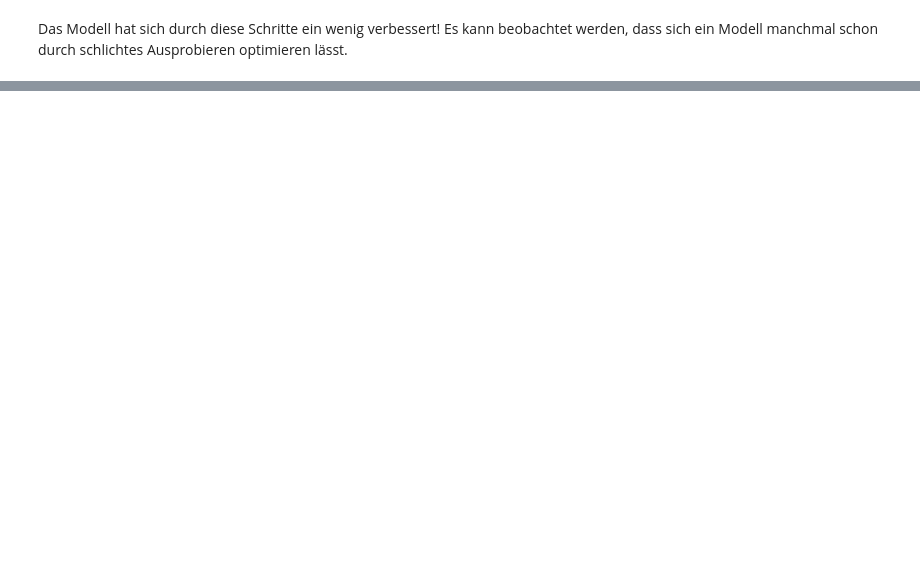
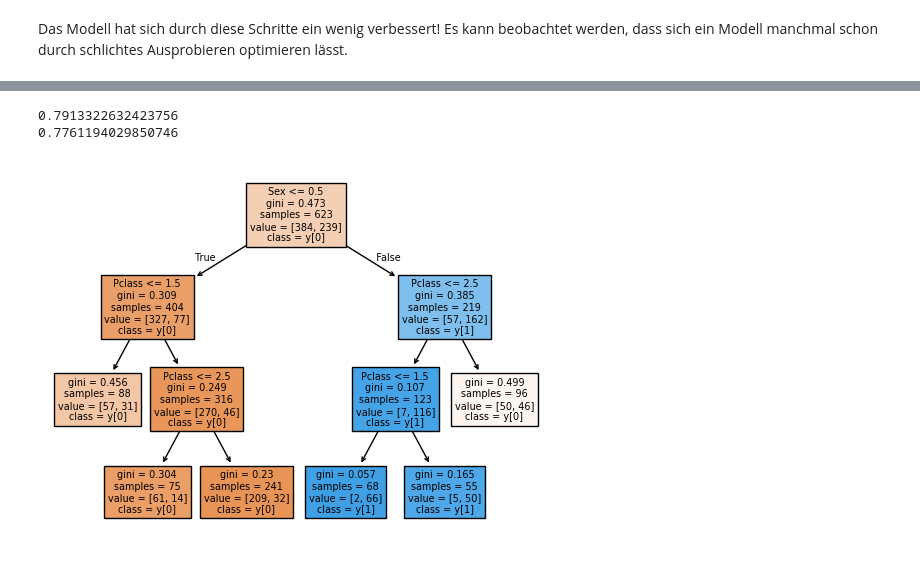
Before and after one commit to Robert35-dll/wikisys_exercise, a Jupyter notebook: 06/Decision Trees.ipynb, the cells around one changed output, grey strips where cells are left out. Saved outputs shown, nothing was run; the diff lists cells and outputs as text; code cells hidden in the pictures; blank space fills up the shorter version.

```diff
--- a/06/Decision Trees.ipynb
+++ b/06/Decision Trees.ipynb
@@ -293,10 +531,28 @@ Nutzen Sie die nachfolgend vorgegebenen Bausteine, um mit der Auswahl der Merkma
 # %%
 # Baustein zum Trennen von Trainingsdaten und Testdaten
-# train_set, test_set = train_test_split(df, test_size=0.3, random_state=0, stratify = df['Survived'])
-# X_train=train_set[[ ]]
-# y_train=train_set[['Survived']]
-# X_train.info()
 
-# X_test=test_set[[ ]]
-# X_test.info()
-# y_test=test_set[['Survived']]
+# Bereite Merkmal 'Embarked' mit vorhandenen Null-Werten vor
+cdf = df.copy()
+cdf['Embarked'] = cdf['Embarked'].fillna('0')
+
+train_set, test_set = train_test_split(cdf, test_size=0.3, random_state=0, stratify=cdf['Survived'])
+
+# Kodiere ein paar kategorische Merkmale um
+ohEnc = preprocessing.OneHotEncoder(sparse_output=False)
+
+ohEnc.fit(pd.DataFrame(cdf["Embarked"]))
+train_set["Embarked"] = ohEnc.transform(pd.DataFrame(train_set["Embarked"]))
+test_set["Embarked"] = ohEnc.transform(pd.DataFrame(test_set["Embarked"]))
+
+ohEnc.fit(pd.DataFrame(cdf["Cabin"]))
+train_set["Cabin"] = ohEnc.transform(pd.DataFrame(train_set["Cabin"]))
+test_set["Cabin"] = ohEnc.transform(pd.DataFrame(test_set["Cabin"]))
+
+# und erstelle die Datensätze
+X_train = train_set[['Sex', 'Pclass']]
+X_train.info()
+y_train = train_set[['Survived']]
+
+X_test = test_set[['Sex', 'Pclass']]
+X_test.info()
+y_test = test_set[['Survived']]
@@ -303,8 +578,14 @@ Nutzen Sie die nachfolgend vorgegebenen Bausteine, um mit der Auswahl der Merkma
 # %%
 # Baustein zum Fitten und Ausgeben des Modells und seiner Güte
-#tree_clf_v2 = DecisionTreeClassifier(max_depth = 3)
-#tree_clf_v2.fit(X_train, y_train)
-#tree.plot_tree(tree_clf_v2, feature_names = X_train.columns, class_names=True, filled=True)
-#print(tree_clf_v2.score(X_train, y_train))
-#print(tree_clf_v2.score(X_test, y_test))
+tree_clf_v2 = DecisionTreeClassifier(max_depth=3)
+tree_clf_v2.fit(X_train, y_train)
+
+tree.plot_tree(tree_clf_v2, feature_names=X_train.columns, class_names=True, filled=True)
+
+print(tree_clf_v2.score(X_train, y_train))
+print(tree_clf_v2.score(X_test, y_test))
+# %% [output]
+0.7913322632423756
+0.7761194029850746
+[figure, added]
 # %% [markdown]
```
Also changed, not shown: parts of 33 cells of this notebook.
